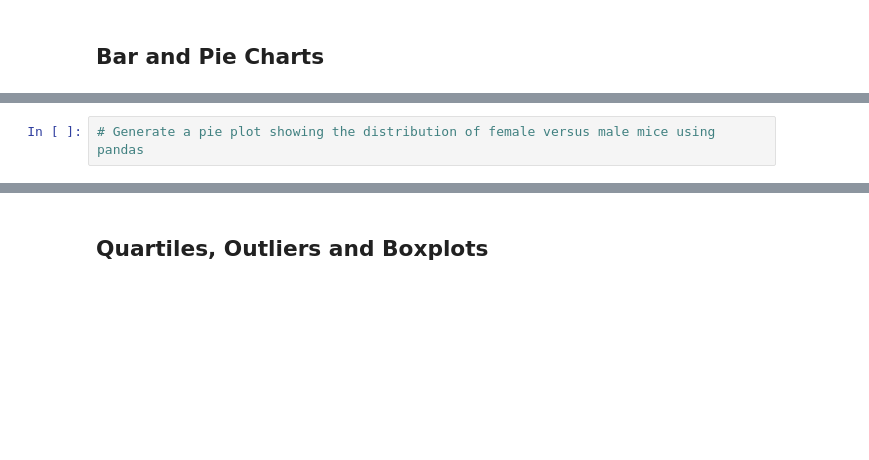
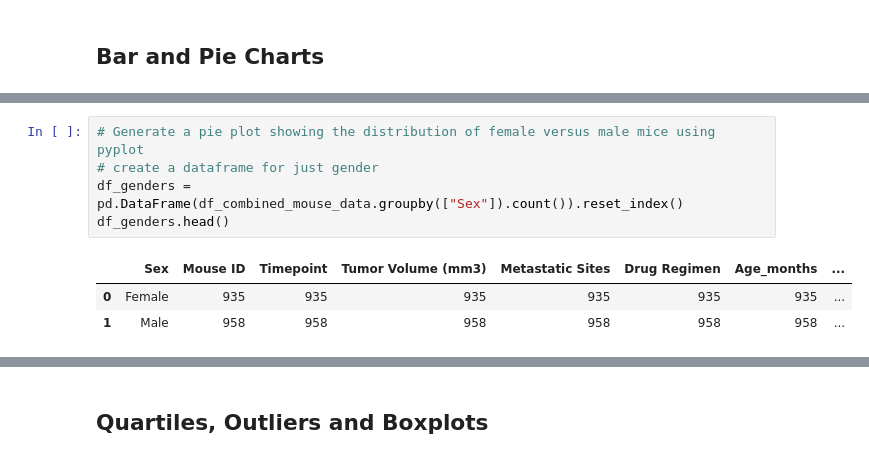
Before and after one commit to todd-tuchek/matplotlib-challenge, a Jupyter notebook: Pymaceuticals/pymaceuticals_starter.ipynb, the cells around one changed output, grey strips where cells are left out. Drawn from its saved outputs; the diff is of its cells as text; blank space fills up the shorter version.

```diff
--- a/Pymaceuticals/pymaceuticals_starter.ipynb
+++ b/Pymaceuticals/pymaceuticals_starter.ipynb
@@ -134,2 +195,9 @@ df_regimen_summary
 # %%
-# Generate a pie plot showing the distribution of female versus male mice using pandas
+# Generate a pie plot showing the distribution of female versus male mice using pyplot
+# create a dataframe for just gender
+df_genders = pd.DataFrame(df_combined_mouse_data.groupby(["Sex"]).count()).reset_index()
+df_genders.head()
+# %% [output]
+|  | Sex | Mouse ID | Timepoint | Tumor Volume (mm3) | Metastatic Sites | Drug Regimen | Age_months | ... |
+| 0 | Female | 935 | 935 | 935 | 935 | 935 | 935 | ... |
+| 1 | Male | 958 | 958 | 958 | 958 | 958 | 958 | ... |
```
Also changed, not shown: parts of 13 cells of this notebook.
